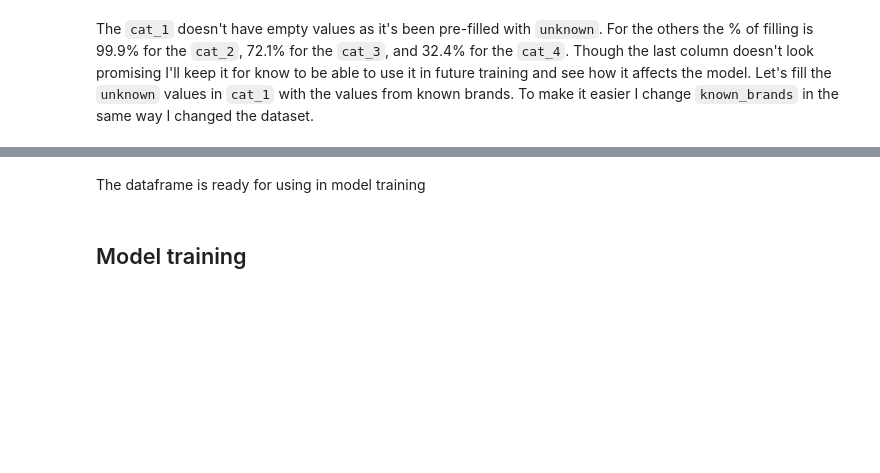
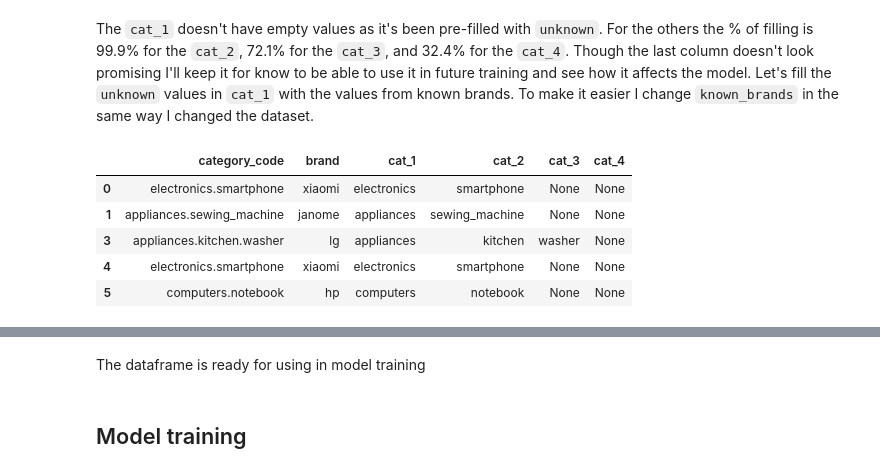
Before and after one commit to Tan--Tan/dlm, a Jupyter notebook: deep_learning.ipynb, the cells around one changed output, grey strips where cells are left out. Saved outputs shown, nothing was run; the diff lists cells and outputs as text; code cells hidden in the pictures; blank space fills up the shorter version.

```diff
--- a/deep_learning.ipynb
+++ b/deep_learning.ipynb
@@ -268,11 +267,13 @@ dtype: int64
 The `cat_1` doesn't have empty values as it's been pre-filled with `unknown`. For the others the % of filling is 99.9% for the `cat_2`, 72.1% for the `cat_3`, and 32.4% for the `cat_4`. Though the last column doesn't look promising I'll keep it for know to be able to use it in future training and see how it affects the model.
 Let's fill the `unknown` values in `cat_1` with the values from known brands. To make it easier I change `known_brands` in the same way I changed the dataset.
 # %%
-# transorming categories for known_brands
-
+# split `category_code` column into new columns
 known_brands[['cat_1', 'cat_2', 'cat_3', 'cat_4']] = known_brands.category_code.str.split(".", expand = True)
-known_brands = known_brands[['brand', 'cat_1']]
-known_brands_sorted = known_brands.sort_values(['brand'], ascending = [True])
-
-known_brands = known_brands_sorted.groupby('cat_1').first().reset_index()
 known_brands.head()
+# %% [output]
+|  | category_code | brand | cat_1 | cat_2 | cat_3 | cat_4 |
+| 0 | electronics.smartphone | xiaomi | electronics | smartphone | None | None |
+| 1 | appliances.sewing_machine | janome | appliances | sewing_machine | None | None |
+| 3 | appliances.kitchen.washer | lg | appliances | kitchen | washer | None |
+| 4 | electronics.smartphone | xiaomi | electronics | smartphone | None | None |
+| 5 | computers.notebook | hp | computers | notebook | None | None |
```
Also changed, not shown: parts of 10 cells of this notebook.
